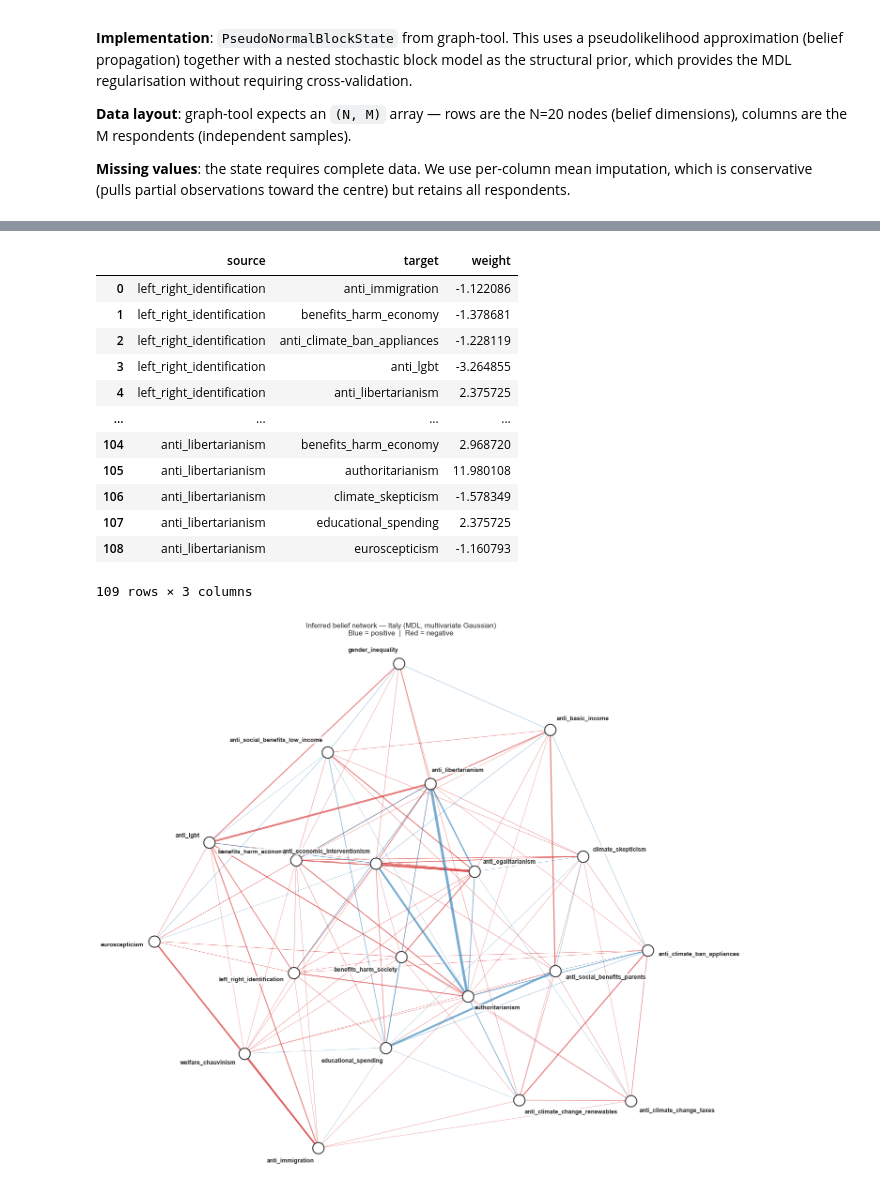
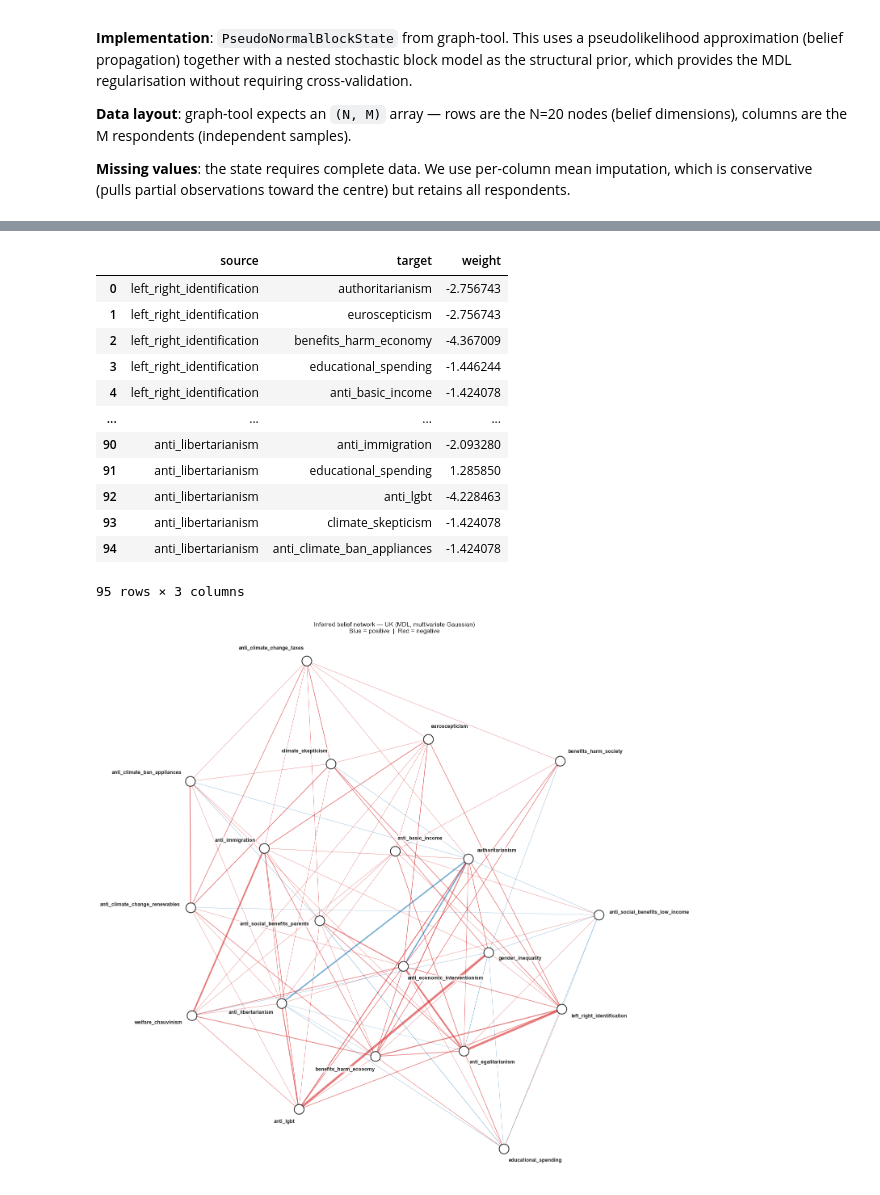
Before and after one commit to IrinaMonaEpure/C72H-SimPol, a Jupyter notebook: inference/notebooks/data-exploration.ipynb, the cells around one changed output, grey strips where cells are left out. Cells and saved outputs as stored; diff of their text form; code cells hidden in the pictures.

```diff
--- a/inference/notebooks/data-exploration.ipynb
+++ b/inference/notebooks/data-exploration.ipynb
@@ -64,5 +69,5 @@ We infer a weighted undirected network over the 20 belief dimensions using the M
 **Missing values**: the state requires complete data. We use per-column mean imputation, which is conservative (pulls partial observations toward the centre) but retains all respondents.
 # %%
 bn = BeliefNetwork(BELIEF_DIMS)
-bn.fit(df[df.cntry == "IT"])
+bn.fit(df[df.cntry == "GB"])
 # %% [output]
@@ -82,22 +87,22 @@ plt.show()
 bn.get_edge_list()
 # %% [output]
 |  | source | target | weight |
-| 0 | left_right_identification | anti_immigration | -1.122086 |
-| 1 | left_right_identification | benefits_harm_economy | -1.378681 |
-| 2 | left_right_identification | anti_climate_ban_appliances | -1.228119 |
-| 3 | left_right_identification | anti_lgbt | -3.264855 |
-| 4 | left_right_identification | anti_libertarianism | 2.375725 |
+| 0 | left_right_identification | authoritarianism | -2.756743 |
+| 1 | left_right_identification | euroscepticism | -2.756743 |
+| 2 | left_right_identification | benefits_harm_economy | -4.367009 |
+| 3 | left_right_identification | educational_spending | -1.446244 |
+| 4 | left_right_identification | anti_basic_income | -1.424078 |
 | ... | ... | ... | ... |
-| 104 | anti_libertarianism | benefits_harm_economy | 2.968720 |
-| 105 | anti_libertarianism | authoritarianism | 11.980108 |
-| 106 | anti_libertarianism | climate_skepticism | -1.578349 |
-| 107 | anti_libertarianism | educational_spending | 2.375725 |
-| 108 | anti_libertarianism | euroscepticism | -1.160793 |
+| 90 | anti_libertarianism | anti_immigration | -2.093280 |
+| 91 | anti_libertarianism | educational_spending | 1.285850 |
+| 92 | anti_libertarianism | anti_lgbt | -4.228463 |
+| 93 | anti_libertarianism | climate_skepticism | -1.424078 |
+| 94 | anti_libertarianism | anti_climate_ban_appliances | -1.424078 |
-109 rows × 3 columns
+95 rows × 3 columns
 # %%
-bn.plot_network(title="Inferred belief network — Italy (MDL, multivariate Gaussian)\n"
+bn.plot_network(title="Inferred belief network — UK (MDL, multivariate Gaussian)\n"
                 "Blue = positive  |  Red = negative")
 plt.tight_layout()
 plt.show()
 # %% [output]
-[figure, old version]
+[figure, new version]
```
Also changed, not shown: parts of 5 cells of this notebook, 6 other files.
